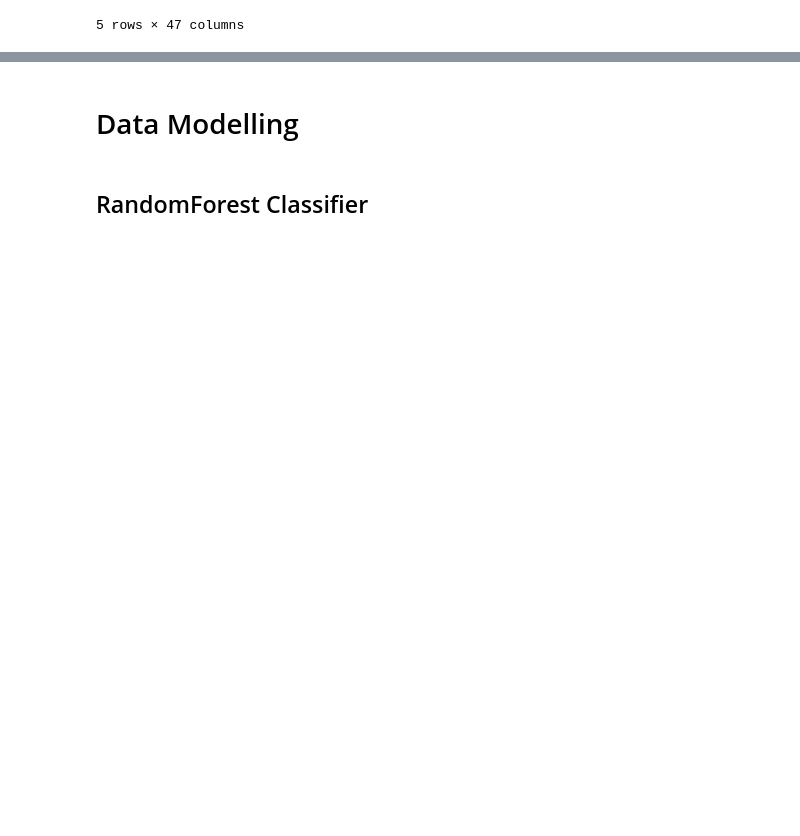
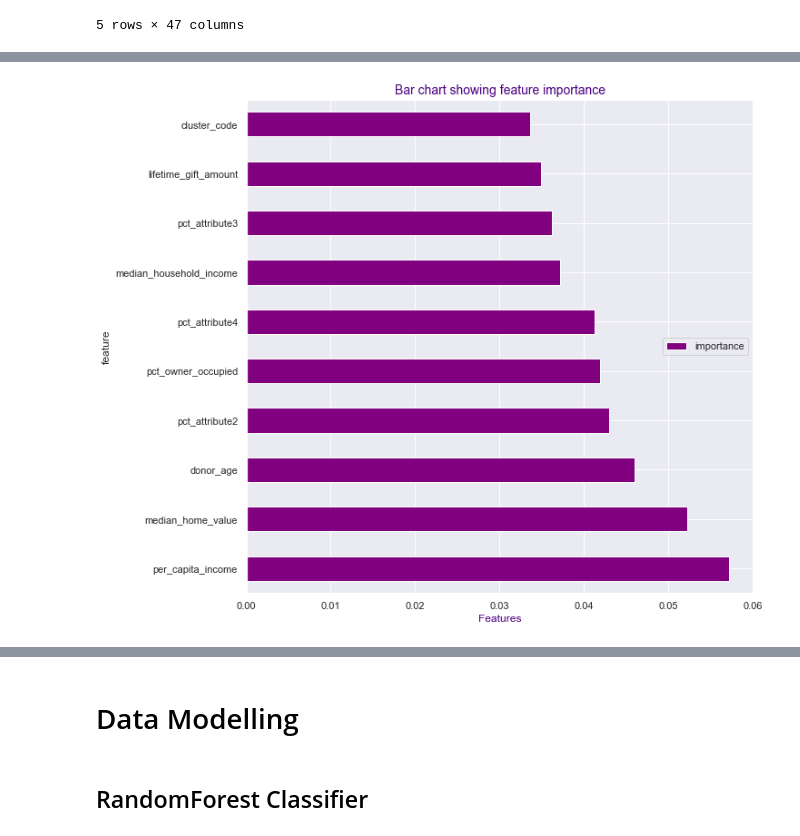
Before and after one commit to jindukwentua/Applying-Machine-Learning-to-Charity-donations, a Jupyter notebook: notebook/classification_model.ipynb, the cells around one changed output, grey strips where cells are left out. Cells and saved outputs as stored; diff of their text form; code cells hidden in the pictures; blank space fills up the shorter version.

```diff
--- a/notebook/classification_model.ipynb
+++ b/notebook/classification_model.ipynb
@@ -147,3 +149,19 @@ total_data.head()
 # Splitting the data into training and testing sets
 #
 X_train, X_test, y_train, y_test = train_test_split(X_train_cat_encoded, y, test_size = 0.3, random_state = 0)
+# %%
+
+# define and configure the model
+model = KNeighborsClassifier()
+# fit the model
+model.fit(X_train, y_train)
+# evaluate the model
+preds = model.predict(X_test)
+print('Accuracy : ',accuracy_score(y_test, preds))
+
+# Measuring the accuracy of the model
+#
+print(f'The accuracy score is: {accuracy_score(y_test, preds)} and the f1 score is {f1_score(y_test, preds)}')
+print('\n')
+print(f'{classification_report(y_test, preds)}')
+confusion_matrix(y_test, preds)
@@ -149,0 +183,14 @@ X_train, X_test, y_train, y_test = train_test_split(X_train_cat_encoded, y, test
+# %%
+
+# define and configure the model
+model = DecisionTreeClassifier()
+# fit the model
+model.fit(X_train, y_train)
+# evaluate the model
+preds = model.predict(X_test)
+print('Accuracy : ',accuracy_score(y_test, preds))
+
+print(f'The accuracy score is: {accuracy_score(y_test, preds)} and the f1 score is {f1_score(y_test, preds)}')
+print('\n')
+print(f'{classification_report(y_test, preds)}')
+confusion_matrix(y_test, preds)
@@ -149,0 +212,6 @@ X_train, X_test, y_train, y_test = train_test_split(X_train_cat_encoded, y, test
+# %%
+# Checking for the most important features that contribute most in predicting the target
+# Creating a dataframe of features and their respective importances
+#
+impo_df = pd.DataFrame({'feature': X_train_cat_encoded.columns, 'importance': np.round(model.feature_importances_, 4)}).set_index('feature').sort_values(by = 'importance', ascending = False)
+impo_df
@@ -149,0 +237,11 @@ X_train, X_test, y_train, y_test = train_test_split(X_train_cat_encoded, y, test
+# %%
+# Creating a bar chart of feature importance in descending order
+#
+impo_df = impo_df[:10].sort_values(by = 'importance', ascending = False)
+impo_df.plot(kind = 'barh', figsize = (10, 10), color = 'purple')
+plt.legend(loc = 'center right')
+plt.title('Bar chart showing feature importance', color = 'indigo', fontsize = 14)
+plt.xlabel('Features', fontsize = 12, color = 'indigo')
+plt.show()
+# %% [output]
+[figure, added]
```
Also changed, not shown: parts of 29 cells of this notebook, 4 other files.
